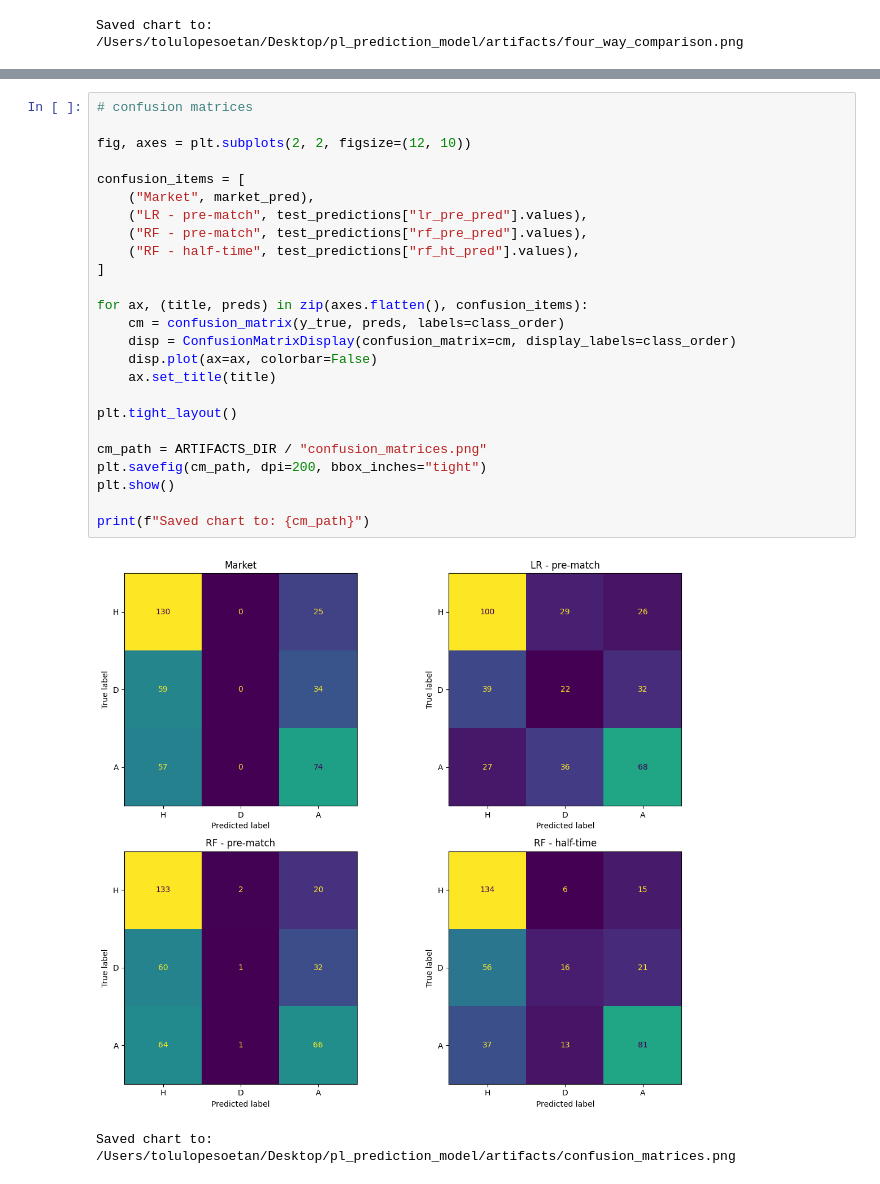
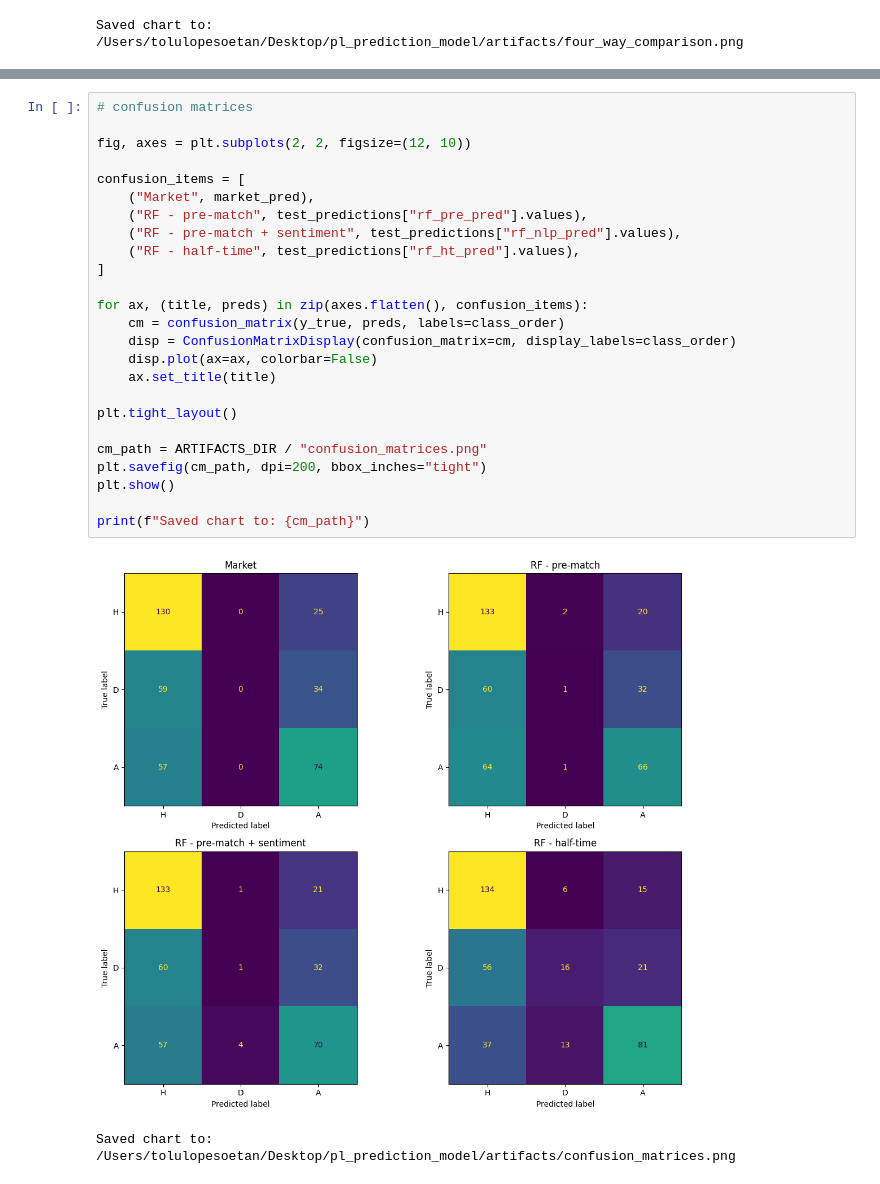
Before and after one commit to tolulopesoetan/pl_prediction_model, a Jupyter notebook: notebooks/03_evaluation_and_results.ipynb, the cells around one changed output, grey strips where cells are left out. Saved outputs shown, nothing was run; the diff lists cells and outputs as text.

```diff
--- a/notebooks/03_evaluation_and_results.ipynb
+++ b/notebooks/03_evaluation_and_results.ipynb
@@ -223,30 +239,30 @@ Saved chart to: /Users/tolulopesoetan/Desktop/pl_prediction_model/artifacts/cali
 # %%
 # confusion matrices
 
 fig, axes = plt.subplots(2, 2, figsize=(12, 10))
 
 confusion_items = [
     ("Market", market_pred),
-    ("LR - pre-match", test_predictions["lr_pre_pred"].values),
     ("RF - pre-match", test_predictions["rf_pre_pred"].values),
+    ("RF - pre-match + sentiment", test_predictions["rf_nlp_pred"].values),
     ("RF - half-time", test_predictions["rf_ht_pred"].values),
 ]
 
 for ax, (title, preds) in zip(axes.flatten(), confusion_items):
     cm = confusion_matrix(y_true, preds, labels=class_order)
     disp = ConfusionMatrixDisplay(confusion_matrix=cm, display_labels=class_order)
     disp.plot(ax=ax, colorbar=False)
     ax.set_title(title)
 
 plt.tight_layout()
 
 cm_path = ARTIFACTS_DIR / "confusion_matrices.png"
 plt.savefig(cm_path, dpi=200, bbox_inches="tight")
 plt.show()
 
 print(f"Saved chart to: {cm_path}")
 # %% [output]
-[figure, old version]
+[figure, new version]
 Saved chart to: /Users/tolulopesoetan/Desktop/pl_prediction_model/artifacts/confusion_matrices.png
 # %%
 # subgroup analysis
```
Also changed, not shown: parts of 8 cells of this notebook, 3 other files.
